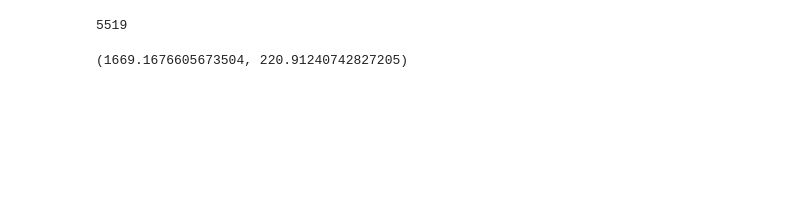
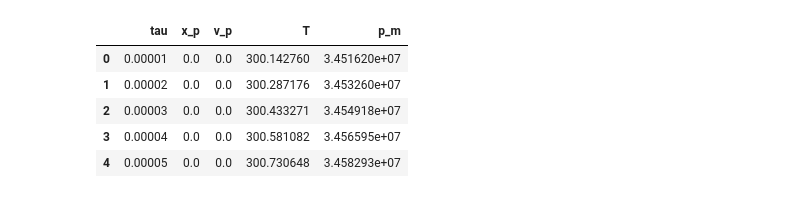
Before and after one commit to SamoilovSD/new_ballistic, a Jupyter notebook: new_ballistic_system.ipynb, the cells around one changed output. Saved outputs shown, nothing was run; the diff lists cells and outputs as text; code cells hidden in the pictures; blank space fills up the shorter version.

```diff
--- a/new_ballistic_system.ipynb
+++ b/new_ballistic_system.ipynb
@@ -317,8 +247,0 @@ while x_p <= l_d: # условие цикла, пока МЭ не покинул
-# %%
-len(tau_arr)
-# %% [output]
-5519
-# %%
-v_p_arr[-1], max(p_m_arr/10**6)
-# %% [output]
-(1669.1676605673504, 220.91240742827205)
@@ -324,0 +252,9 @@ v_p_arr[-1], max(p_m_arr/10**6)
+# %%
+df.head()
+# %% [output]
+|  | tau | x_p | v_p | T | p_m |
+| 0 | 0.00001 | 0.0 | 0.0 | 300.142760 | 3.451620e+07 |
+| 1 | 0.00002 | 0.0 | 0.0 | 300.287176 | 3.453260e+07 |
+| 2 | 0.00003 | 0.0 | 0.0 | 300.433271 | 3.454918e+07 |
+| 3 | 0.00004 | 0.0 | 0.0 | 300.581082 | 3.456595e+07 |
+| 4 | 0.00005 | 0.0 | 0.0 | 300.730648 | 3.458293e+07 |
```
Also changed, not shown: parts of 25 cells of this notebook.
